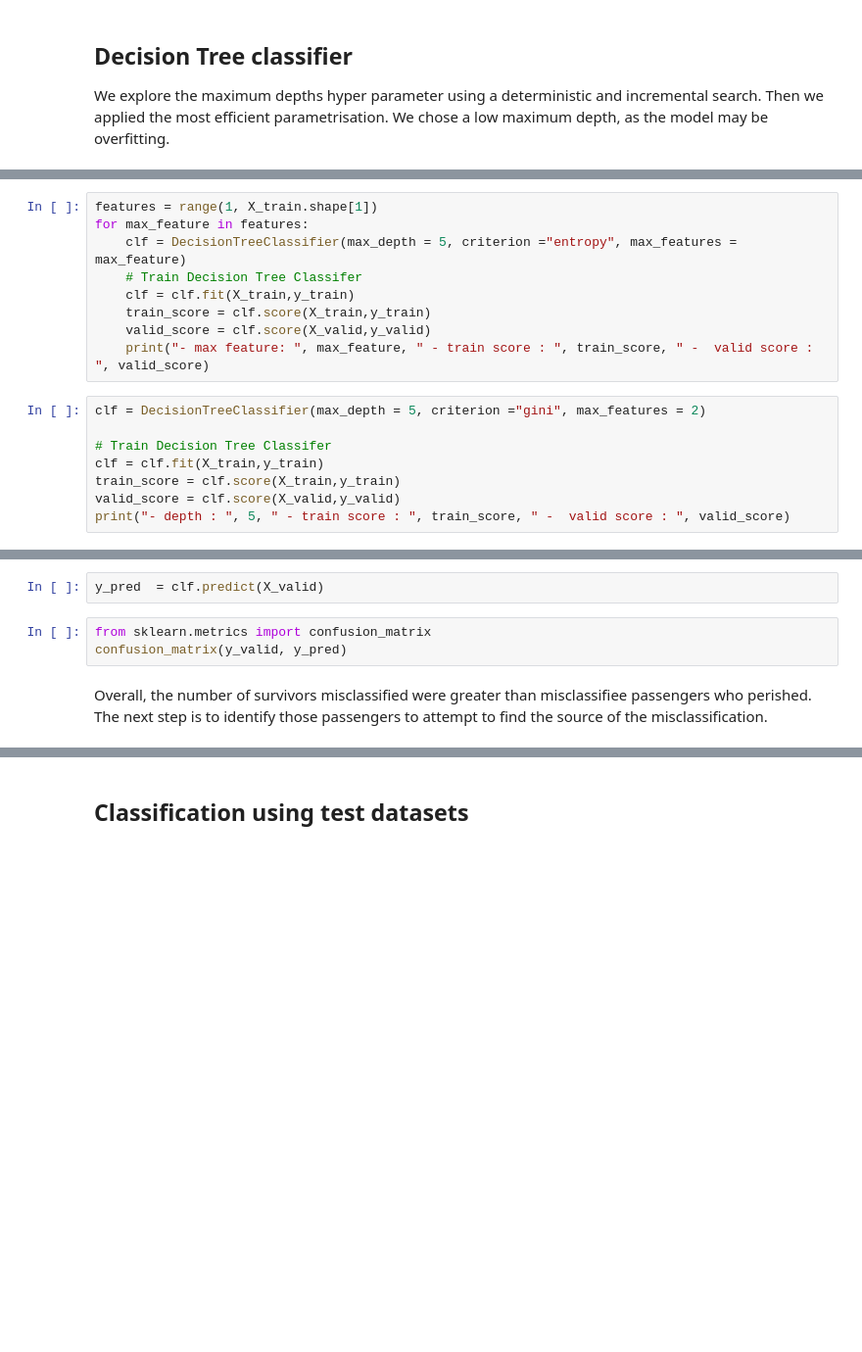
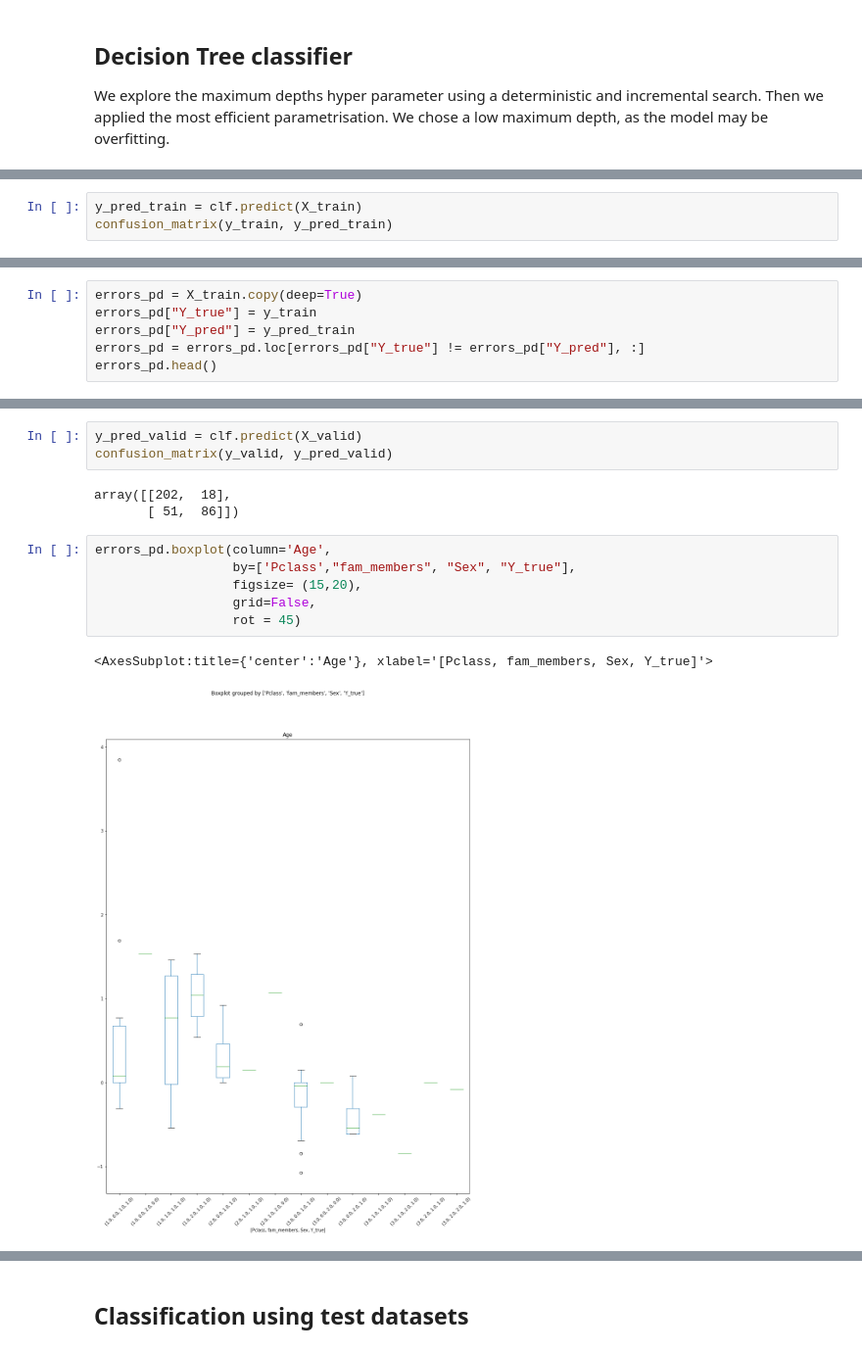
Before and after one commit to patRyserWelch8/KaggleTitanic, a Jupyter notebook: titanic.ipynb, the cells around one changed output, grey strips where cells are left out. Shown at 98% size. Saved outputs shown, nothing was run; the diff lists cells and outputs as text; blank space fills up the shorter version.

```diff
--- a/titanic.ipynb
+++ b/titanic.ipynb
@@ -1802,17 +1832,0 @@ The next step is to explore the number of maximum features used.  We chose two.
-# %%
-features = range(1, X_train.shape[1])
-for max_feature in features:
-    clf = DecisionTreeClassifier(max_depth = 5, criterion ="entropy", max_features = max_feature)
-    # Train Decision Tree Classifer
-    clf = clf.fit(X_train,y_train)
-    train_score = clf.score(X_train,y_train)
-    valid_score = clf.score(X_valid,y_valid)
-    print("- max feature: ", max_feature, " - train score : ", train_score, " -  valid score : ", valid_score)
-# %%
-clf = DecisionTreeClassifier(max_depth = 5, criterion ="gini", max_features = 2)
-
-# Train Decision Tree Classifer
-clf = clf.fit(X_train,y_train)
-train_score = clf.score(X_train,y_train)
-valid_score = clf.score(X_valid,y_valid)
-print("- depth : ", 5, " - train score : ", train_score, " -  valid score : ", valid_score)
@@ -1826,0 +1851,3 @@ Several runs of applying decision tree has suggested the gender, passenger class
+# %%
+y_pred_train = clf.predict(X_train)
+confusion_matrix(y_train, y_pred_train)
@@ -1826,0 +1859,6 @@ Several runs of applying decision tree has suggested the gender, passenger class
+# %%
+errors_pd = X_train.copy(deep=True)
+errors_pd["Y_true"] = y_train
+errors_pd["Y_pred"] = y_pred_train
+errors_pd = errors_pd.loc[errors_pd["Y_true"] != errors_pd["Y_pred"], :]
+errors_pd.head()
@@ -1827,10 +1891,18 @@ Several runs of applying decision tree has suggested the gender, passenger class
 # %%
-y_pred  = clf.predict(X_valid)
+y_pred_valid = clf.predict(X_valid)
+confusion_matrix(y_valid, y_pred_valid)
+# %% [output]
+array([[202,  18],
+       [ 51,  86]])
-# %%
-from sklearn.metrics import confusion_matrix
-confusion_matrix(y_valid, y_pred)
-# %% [markdown]
-Overall, the number of survivors misclassified were greater than misclassifiee  passengers who  perished. The next step is to identify those passengers to attempt to find the source of the misclassification.
+# %%
+errors_pd.boxplot(column='Age',
+                  by=['Pclass',"fam_members", "Sex", "Y_true"],
+                  figsize= (15,20),
+                  grid=False,
+                  rot = 45)
+# %% [output]
+<AxesSubplot:title={'center':'Age'}, xlabel='[Pclass, fam_members, Sex, Y_true]'>
+[figure, added]
 # %%
 errors_pd = X_valid.copy(deep=True)
 errors_pd["Y_true"] = y_valid
```
Also changed, not shown: parts of 43 cells of this notebook.
